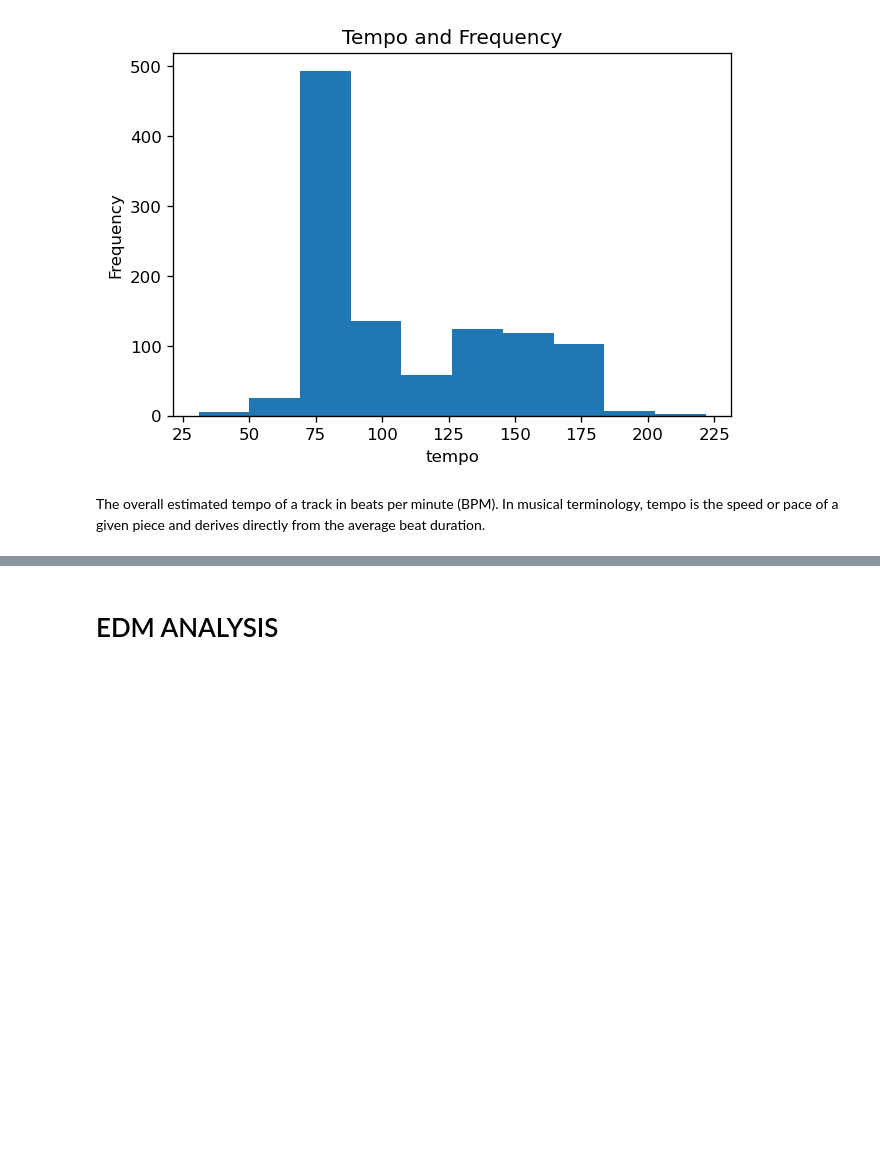
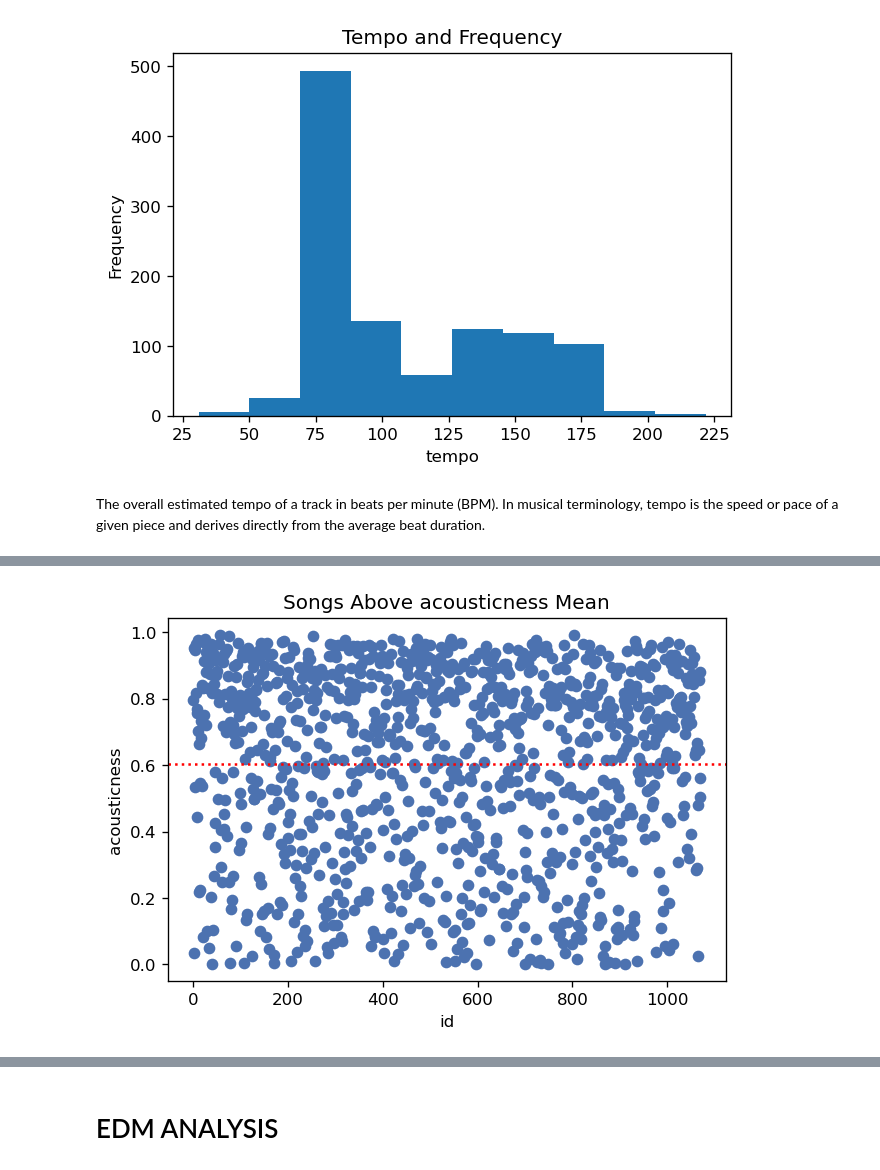
Before and after one commit to kchiev215/Spotify_EDM_Lofi_Analysis, a Jupyter notebook: Data_Analysis.ipynb, the cells around one changed output, grey strips where cells are left out. Cells and saved outputs as stored; diff of their text form; code cells hidden in the pictures; blank space fills up the shorter version.

```diff
--- a/Data_Analysis.ipynb
+++ b/Data_Analysis.ipynb
@@ -238,3 +238,6 @@ plt.show()
 [figure]
 # %% [markdown]
 The overall estimated tempo of a track in beats per minute (BPM). In musical terminology, tempo is the speed or pace of a given piece and derives directly from the average beat duration.
+# %%
+new_df_lofi = df_lofi_eval.reset_index()
+new_df_lofi.head()
@@ -240,0 +251,11 @@ The overall estimated tempo of a track in beats per minute (BPM). In musical ter
+# %%
+new_df_lofi.rename(columns={'index':'id'},inplace=True)
+# %%
+plt.figure(figsize=(6,4), dpi= 120)
+plt.scatter(x=new_df_lofi['id'], y=new_df_lofi['acousticness'])
+plt.axhline(y=new_df_lofi['acousticness'].mean(), color='r', linestyle='dotted')
+plt.xlabel('id'), plt.ylabel('acousticness')
+plt.title('Songs Above acousticness Mean')
+plt.show()
+# %% [output]
+[figure, added]
```
Also changed, not shown: parts of 62 cells of this notebook, 1 other file.
